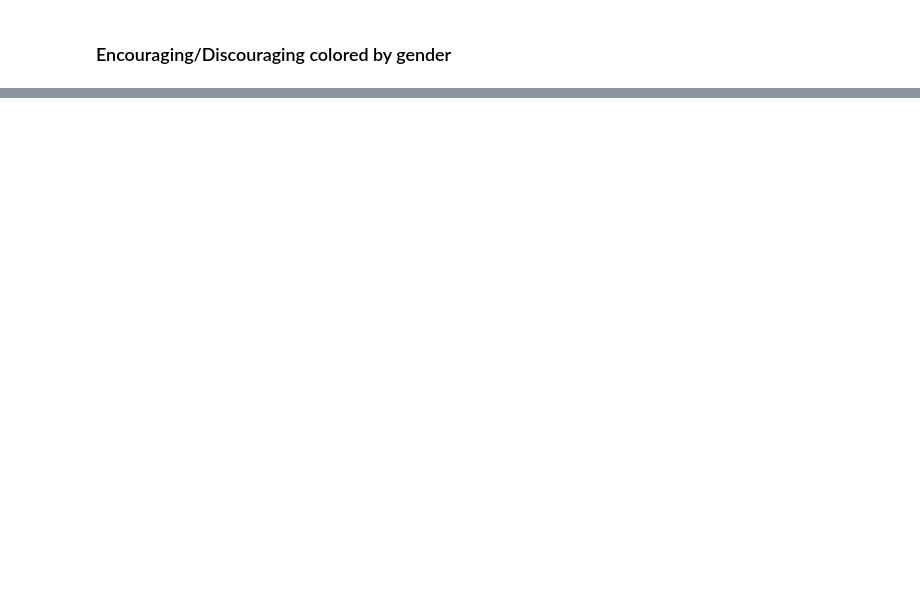
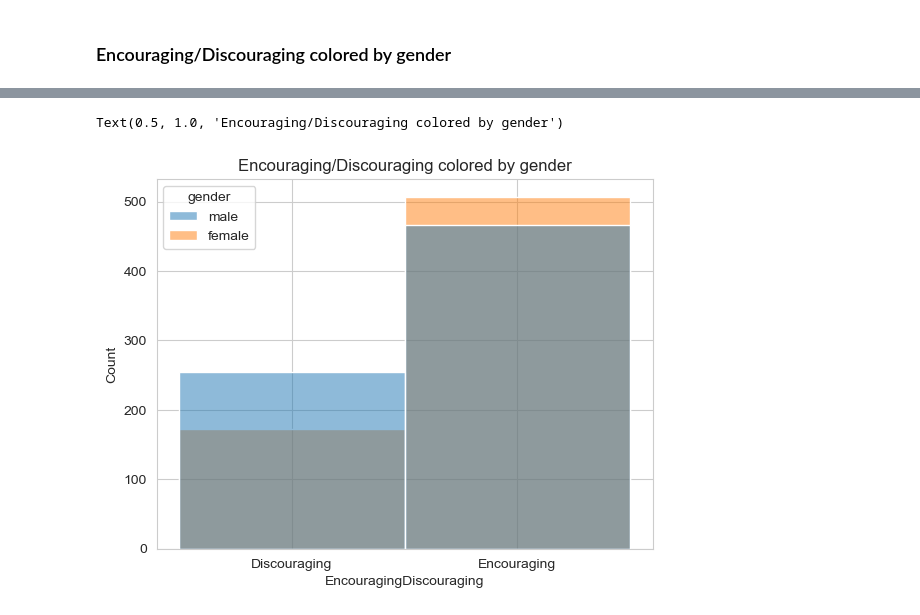
Before and after one commit to Lois-Wong/CSS-HW2, a Jupyter notebook: problem3.ipynb, the cells around one changed output, grey strips where cells are left out. Drawn from its saved outputs; the diff is of its cells as text; code cells hidden in the pictures; blank space fills up the shorter version.

```diff
--- a/problem3.ipynb
+++ b/problem3.ipynb
@@ -105,6 +116,8 @@ fig.show()
 # %% [markdown]
 ### Encouraging/Discouraging colored by gender
 # %%
-fig = px.histogram(agg, x = 'EncouragingDiscouraging', color = 'gender')
-fig.show()
+#fig = px.histogram(agg, x = 'EncouragingDiscouraging', color = 'gender')
+#fig.show()
+
+sns.histplot(data = agg, x = 'EncouragingDiscouraging', hue = 'gender').set_title("Encouraging/Discouraging colored by gender")
 # %% [output]
@@ -111,0 +124,2 @@ fig.show()
+Text(0.5, 1.0, 'Encouraging/Discouraging colored by gender')
+[figure, added]
```
Also changed, not shown: parts of 21 cells of this notebook.
